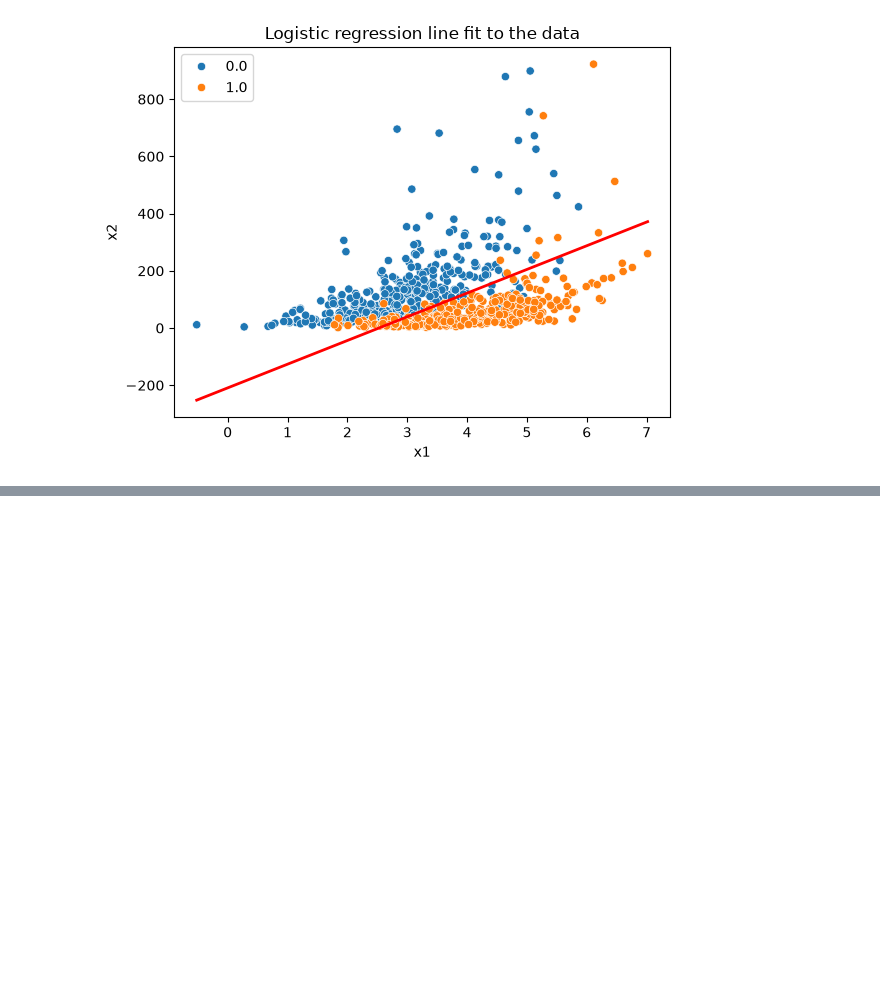
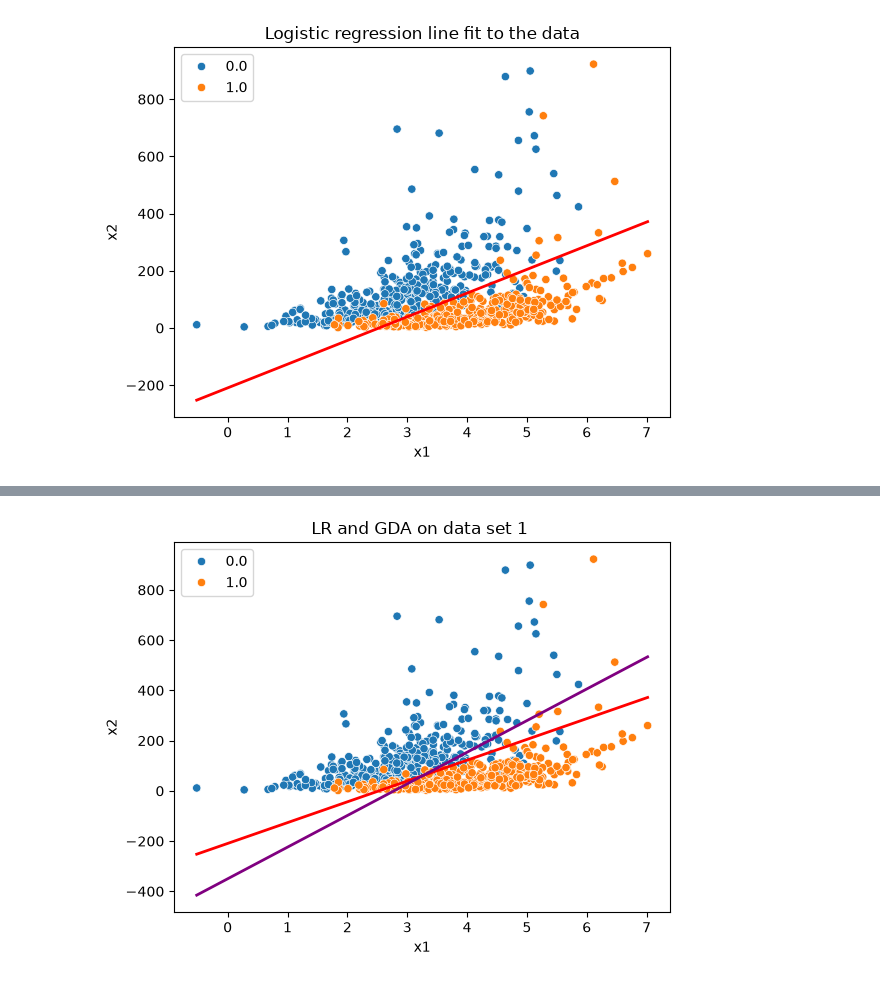
Before and after one commit to BartekWi/cs229, a Jupyter notebook: problem_set_1/ps1_1.ipynb, the cells around one changed output, grey strips where cells are left out. Saved outputs shown, nothing was run; the diff lists cells and outputs as text; code cells hidden in the pictures; blank space fills up the shorter version.

```diff
--- a/problem_set_1/ps1_1.ipynb
+++ b/problem_set_1/ps1_1.ipynb
@@ -86,0 +176,17 @@ plt.show()
+# %%
+ax,fig=plt.subplots()
+sns.scatterplot(x=x_train[:,1],y=x_train[:,2],hue=y_train)
+
+theta=gda.theta
+def calculate_x2(x,theta):
+    return -(theta[0]+theta[1]*x)/theta[2]
+x_min=np.min(x_train[:,1])
+x_max=np.max(x_train[:,1])
+fig.set_xlabel("x1")
+fig.set_ylabel("x2")
+fig.set_title("LR and GDA on data set 1 ")
+plt.plot([x_min,x_max ], [calculate_x2(x_min,lr.theta), calculate_x2(x_max,lr.theta)], linewidth=2,color='red',label='logistic regression')
+plt.plot([x_min,x_max ], [calculate_x2(x_min,gda.theta), calculate_x2(x_max,gda.theta)], linewidth=2,color='purple',label="gda")
+plt.show()
+# %% [output]
+[figure, added]
```
Also changed, not shown: parts of 18 cells of this notebook.
